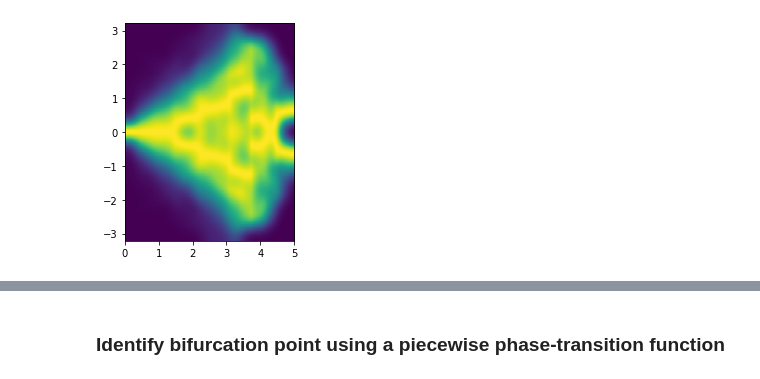
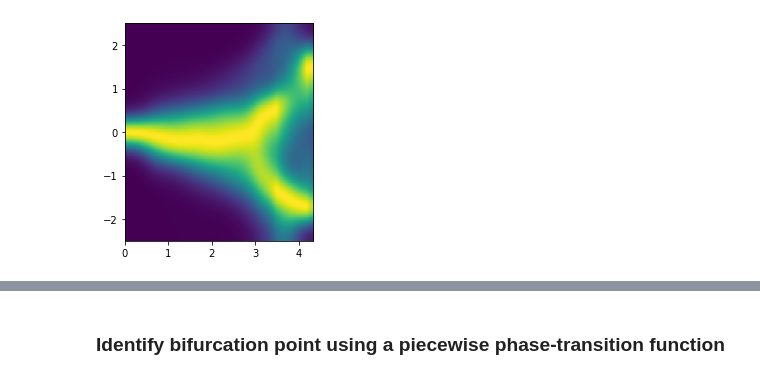
Before and after one commit to RnoB/fly-matrix, a Jupyter notebook: MalkoFly.ipynb, the cells around one changed output, grey strips where cells are left out. Cells and saved outputs as stored; diff of their text form; code cells hidden in the pictures.

Commit message:
figures with quantified bifurcations

```diff
--- a/MalkoFly.ipynb
+++ b/MalkoFly.ipynb
@@ -17,7 +17,7 @@ mf.pb.cMapSym = mf.pb.plt.cm.PuOr_r
 # %% [output]
 [interactive output not drawn]
 # %%
-nPosts = 3
+nPosts = 2
 dVal = 0.8  # distance cutoff to filter trajectories that end too far from the posts
 
 dataDIR = "/media/user/Samsung_T3/Work/Documents/Data/flyVR/new_experiments/"
@@ -366,13 +364,19 @@ else:
 [interactive output not drawn]
 # %%
 if nPosts == 2:
-    mf.pb.plt.imshow(img, extent=[0, post0_x, post0_y, post1_y])
+    mf.pb.plt.imshow(img ** 2, extent=[0, post0_x, post0_y, post1_y])
 else:
-    mf.pb.plt.imshow(img, extent=[0, post1_x, post0_y, post2_y])
+    mf.pb.plt.imshow(img ** 2, extent=[0, post1_x, post0_y, post2_y])
 
-# mf.pb.plt.savefig('/mnt/ssd1/Documents/Vivek/flyVR/fly-matrix/figures/' + str(nPosts) + '_post_bifurcation_tracks.png', format='png', dpi=300)
+mf.pb.plt.savefig(
+    "/mnt/ssd1/Documents/Vivek/flyVR/fly-matrix/figures/"
+    + str(nPosts)
+    + "_post_bifurcation_tracks.png",
+    format="png",
+    dpi=300,
+)
 # %% [output]
-[figure, old version]
+[figure, new version]
 [interactive output not drawn]
 # %% [markdown]
 ### Identify bifurcation point using a piecewise phase-transition function
```
Also changed, not shown: parts of 15 cells of this notebook, 4 other files.
